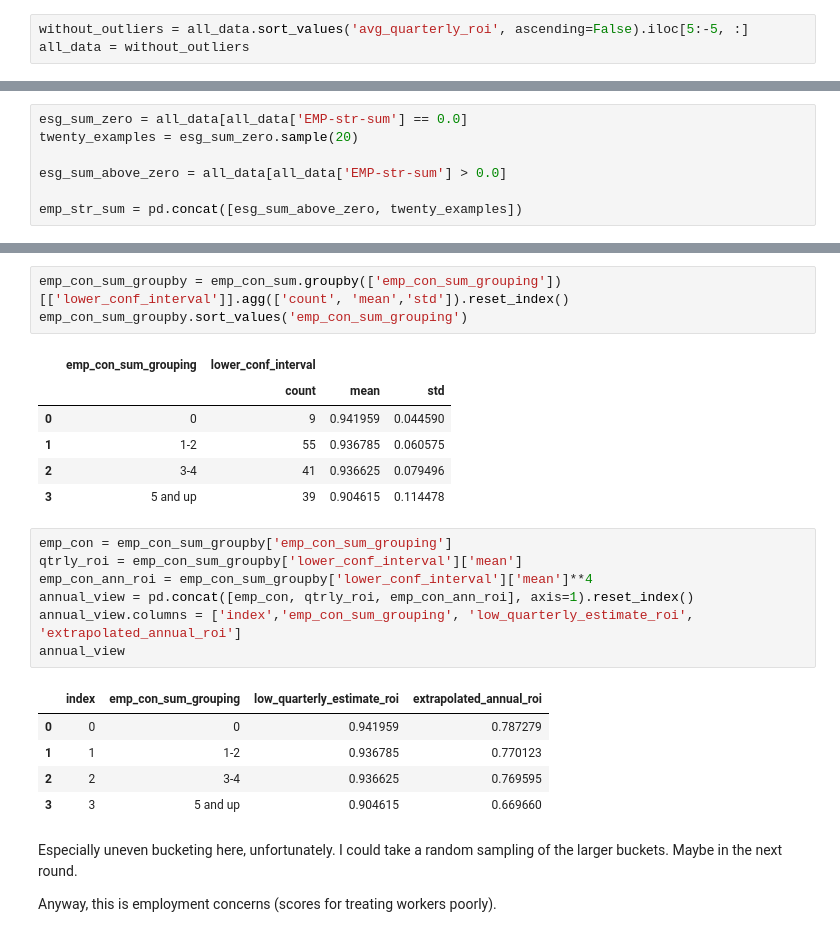
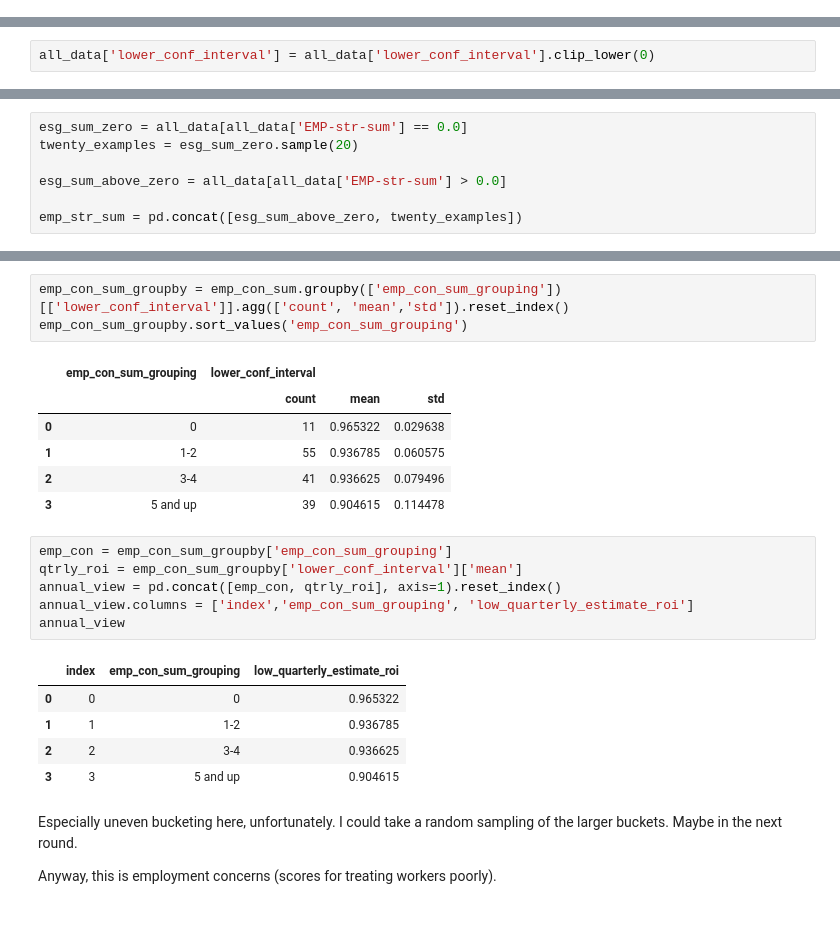
Before and after one commit to chelseatroy/fund_scale, a Jupyter notebook: data_explo/Exploring S&P Ethical Index Data.ipynb, the cells around one changed output, grey strips where cells are left out. Saved outputs shown, nothing was run; the diff lists cells and outputs as text.

```diff
--- a/data_explo/Exploring S&P Ethical Index Data.ipynb
+++ b/data_explo/Exploring S&P Ethical Index Data.ipynb
@@ -298,4 +349 @@ ax4.scatter(x=all_data['ENV-con-sum'], y=all_data['lower_conf_interval'])
 [figure]
-# %%
-without_outliers = all_data.sort_values('avg_quarterly_roi', ascending=False).iloc[5:-5, :]
-all_data = without_outliers
@@ -305,0 +374,2 @@ Plot again, without outliers:
+# %%
+all_data['lower_conf_interval'] = all_data['lower_conf_interval'].clip_lower(0)
@@ -426,23 +519,22 @@ emp_con_sum_groupby.sort_values('emp_con_sum_grouping')
 # %% [output]
 |  | emp_con_sum_grouping | lower_conf_interval |  |  |
 |  |  | count | mean | std |
-| 0 | 0 | 9 | 0.941959 | 0.044590 |
+| 0 | 0 | 11 | 0.965322 | 0.029638 |
 | 1 | 1-2 | 55 | 0.936785 | 0.060575 |
 | 2 | 3-4 | 41 | 0.936625 | 0.079496 |
 | 3 | 5 and up | 39 | 0.904615 | 0.114478 |
 # %%
 emp_con = emp_con_sum_groupby['emp_con_sum_grouping']
 qtrly_roi = emp_con_sum_groupby['lower_conf_interval']['mean']
-emp_con_ann_roi = emp_con_sum_groupby['lower_conf_interval']['mean']**4
-annual_view = pd.concat([emp_con, qtrly_roi, emp_con_ann_roi], axis=1).reset_index()
-annual_view.columns = ['index','emp_con_sum_grouping', 'low_quarterly_estimate_roi', 'extrapolated_annual_roi']
+annual_view = pd.concat([emp_con, qtrly_roi], axis=1).reset_index()
+annual_view.columns = ['index','emp_con_sum_grouping', 'low_quarterly_estimate_roi']
 annual_view
 # %% [output]
-|  | index | emp_con_sum_grouping | low_quarterly_estimate_roi | extrapolated_annual_roi |
-| 0 | 0 | 0 | 0.941959 | 0.787279 |
-| 1 | 1 | 1-2 | 0.936785 | 0.770123 |
-| 2 | 2 | 3-4 | 0.936625 | 0.769595 |
-| 3 | 3 | 5 and up | 0.904615 | 0.669660 |
+|  | index | emp_con_sum_grouping | low_quarterly_estimate_roi |
+| 0 | 0 | 0 | 0.965322 |
+| 1 | 1 | 1-2 | 0.936785 |
+| 2 | 2 | 3-4 | 0.936625 |
+| 3 | 3 | 5 and up | 0.904615 |
 # %% [markdown]
 Especially uneven bucketing here, unfortunately. I could take a random sampling of the larger buckets. Maybe in the next round.
 
```
Also changed, not shown: parts of 59 cells of this notebook.
